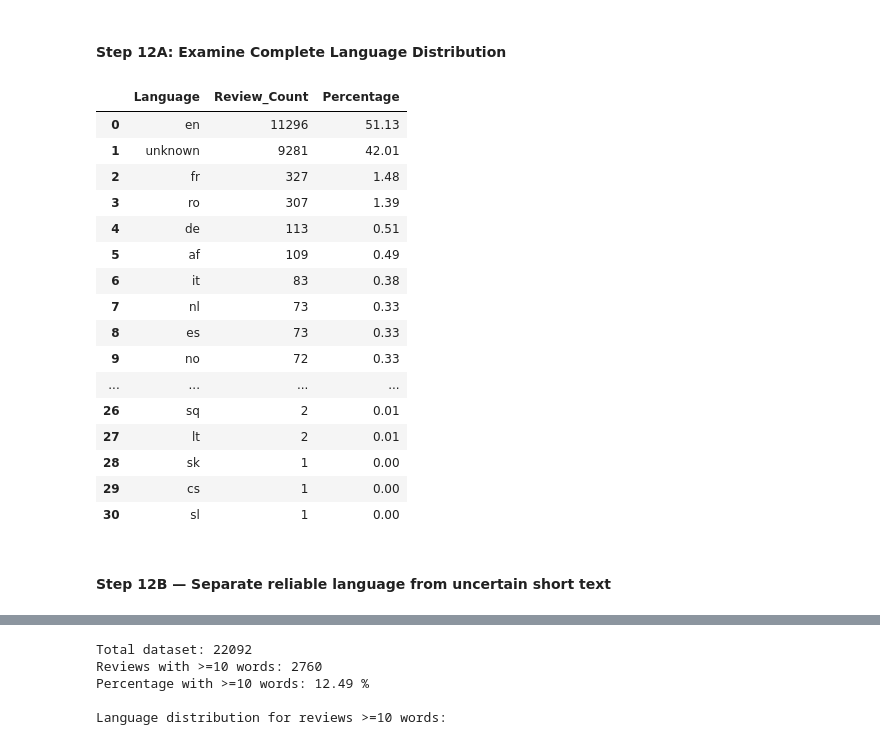
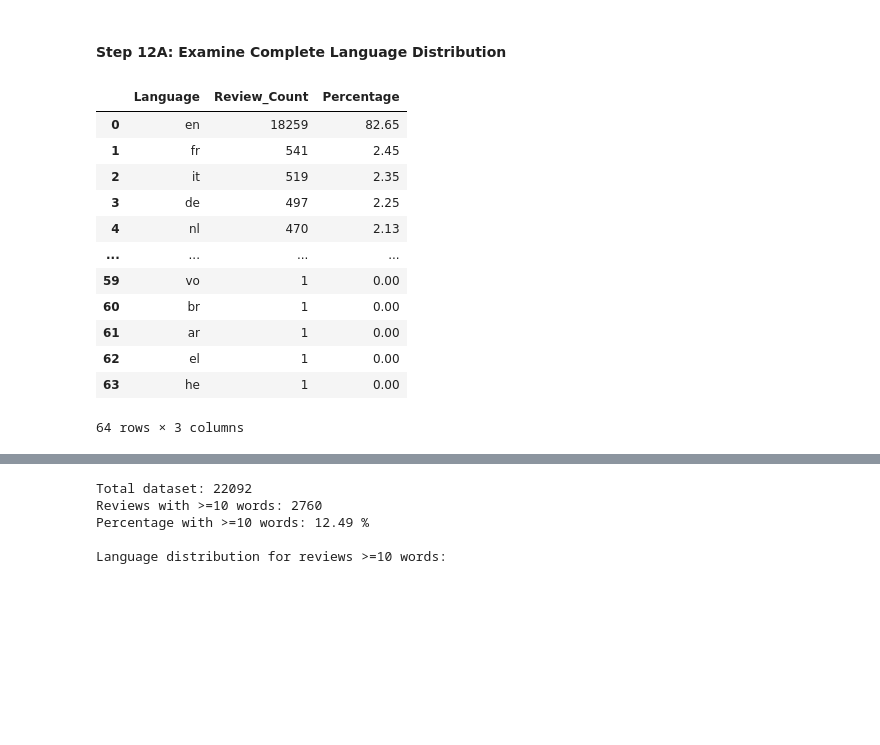
Before and after one commit to Suva200/sentiment-drift-analysis-tourism-reviews, a Jupyter notebook: preprocessing.ipynb, the cells around one changed output, grey strips where cells are left out. Drawn from its saved outputs; the diff is of its cells as text; code cells hidden in the pictures; blank space fills up the shorter version.

```diff
--- a/preprocessing.ipynb
+++ b/preprocessing.ipynb
@@ -824,27 +1055,0 @@ Dataset size: 22,092
-# %%
-# ============================================================
-# STEP 11: SHORT REVIEW QUALITY ANALYSIS
-# ============================================================
-
-df["Very_Short_Review"] = df["Word_Count"] <= 5
-
-print("Very short reviews:")
-print(df["Very_Short_Review"].value_counts())
-
-print("\nPercentage:")
-print(
-    (df["Very_Short_Review"].value_counts(normalize=True) * 100)
-    .round(2)
-)
-
-# Short reviews by city
-short_by_city = (
-    df.groupby("City")["Very_Short_Review"]
-      .agg(["sum", "count", "mean"])
-)
-
-short_by_city["Percentage"] = (
-    short_by_city["mean"] * 100
-).round(2)
-
-display(short_by_city[["sum", "count", "Percentage"]])
@@ -895,2 +1055,0 @@ display(short_by_year[["sum", "count", "Percentage"]])
-# %%
-df["Very_Short_Review"] = df["Word_Count"] <= 5
@@ -920,12 +1055,0 @@ Name: proportion, dtype: float64
-# %%
-df = df[
-    df["Review_Text"]
-    .fillna("")
-    .astype(str)
-    .str.strip()
-    .ne("")
-].copy()
-
-df.reset_index(drop=True, inplace=True)
-
-print("Reviews remaining:", len(df))
@@ -965,36 +1087,32 @@ df[
 # %% [markdown]
 #### Step 12A: Examine Complete Language Distribution
 # %%
+
+
 language_summary = (
-    df["Language"]
+    df["Language_Final"]
     .value_counts(dropna=False)
     .rename_axis("Language")
     .reset_index(name="Review_Count")
 )
 
 language_summary["Percentage"] = (
     language_summary["Review_Count"]
     / len(df) * 100
 ).round(2)
 
 language_summary
 # %% [output]
 |  | Language | Review_Count | Percentage |
-| 0 | en | 11296 | 51.13 |
-| 1 | unknown | 9281 | 42.01 |
-| 2 | fr | 327 | 1.48 |
-| 3 | ro | 307 | 1.39 |
-| 4 | de | 113 | 0.51 |
-| 5 | af | 109 | 0.49 |
-| 6 | it | 83 | 0.38 |
-| 7 | nl | 73 | 0.33 |
-| 8 | es | 73 | 0.33 |
-| 9 | no | 72 | 0.33 |
+| 0 | en | 18259 | 82.65 |
+| 1 | fr | 541 | 2.45 |
+| 2 | it | 519 | 2.35 |
+| 3 | de | 497 | 2.25 |
+| 4 | nl | 470 | 2.13 |
 | ... | ... | ... | ... |
-| 26 | sq | 2 | 0.01 |
-| 27 | lt | 2 | 0.01 |
-| 28 | sk | 1 | 0.00 |
-| 29 | cs | 1 | 0.00 |
-| 30 | sl | 1 | 0.00 |
+| 59 | vo | 1 | 0.00 |
+| 60 | br | 1 | 0.00 |
+| 61 | ar | 1 | 0.00 |
+| 62 | el | 1 | 0.00 |
+| 63 | he | 1 | 0.00 |
+64 rows × 3 columns
-# %% [markdown]
-#### Step 12B — Separate reliable language from uncertain short text
```
Also changed, not shown: parts of 62 cells of this notebook, 4 other files.
